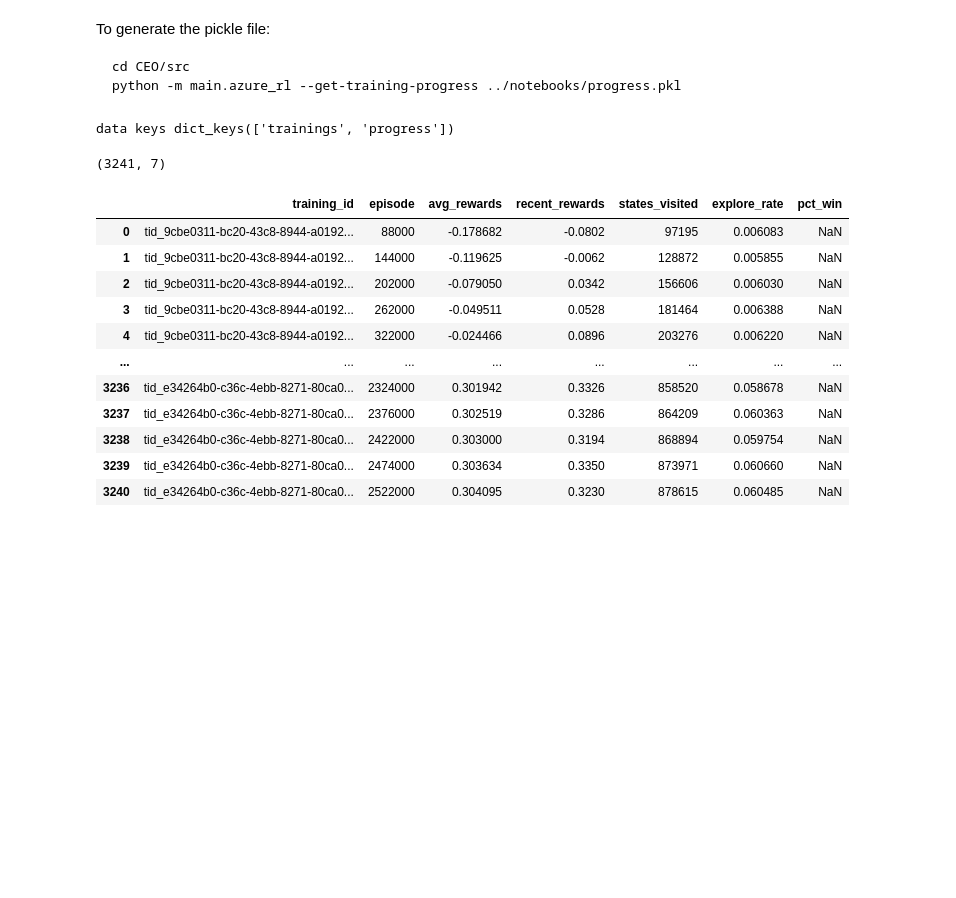
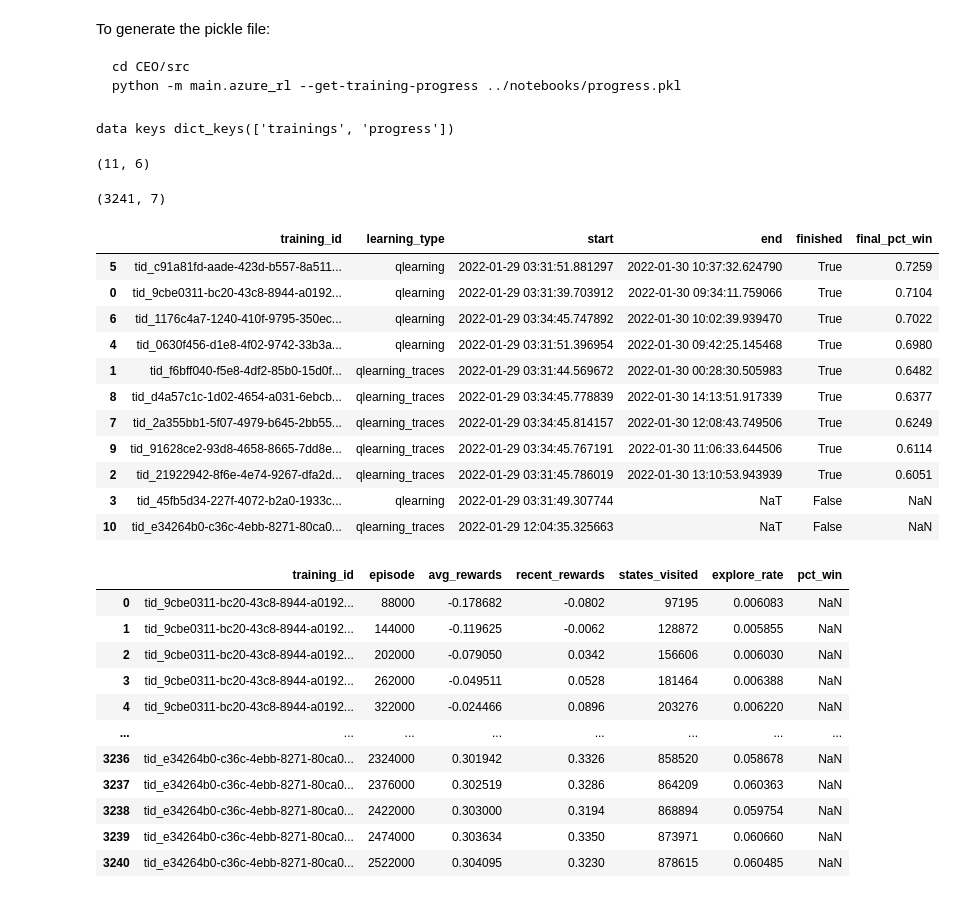
Before and after one commit to davidnorman314/CEO, a Jupyter notebook: notebooks/Progress.ipynb, the cells around one changed output. Drawn from its saved outputs; the diff is of its cells as text; code cells hidden in the pictures; blank space fills up the shorter version.

Commit message:
feat(rl): Add learning type to trainings dataframe.

```diff
--- a/notebooks/Progress.ipynb
+++ b/notebooks/Progress.ipynb
@@ -12,11 +12,29 @@ with open("progress.pkl", "rb") as f:
 
 print("data keys", data.keys())
 progress_df = data["progress"]
-# progress_df = progress_df.set_index(keys=["training_id", "episode"]).sort_index(axis=0, level=[0,1])
+trainings_df = data["trainings"]
+trainings_df.sort_values("final_pct_win", inplace=True, ascending=False)
+display(trainings_df.shape)
 display(progress_df.shape)
 # %% [output]
 data keys dict_keys(['trainings', 'progress'])
-(3241, 7)
+(11, 6)
+(3241, 7)
+# %%
+trainings_df
+# %% [output]
+|  | training_id | learning_type | start | end | finished | final_pct_win |
+| 5 | tid_c91a81fd-aade-423d-b557-8a511... | qlearning | 2022-01-29 03:31:51.881297 | 2022-01-30 10:37:32.624790 | True | 0.7259 |
+| 0 | tid_9cbe0311-bc20-43c8-8944-a0192... | qlearning | 2022-01-29 03:31:39.703912 | 2022-01-30 09:34:11.759066 | True | 0.7104 |
+| 6 | tid_1176c4a7-1240-410f-9795-350ec... | qlearning | 2022-01-29 03:34:45.747892 | 2022-01-30 10:02:39.939470 | True | 0.7022 |
+| 4 | tid_0630f456-d1e8-4f02-9742-33b3a... | qlearning | 2022-01-29 03:31:51.396954 | 2022-01-30 09:42:25.145468 | True | 0.6980 |
+| 1 | tid_f6bff040-f5e8-4df2-85b0-15d0f... | qlearning_traces | 2022-01-29 03:31:44.569672 | 2022-01-30 00:28:30.505983 | True | 0.6482 |
+| 8 | tid_d4a57c1c-1d02-4654-a031-6ebcb... | qlearning_traces | 2022-01-29 03:34:45.778839 | 2022-01-30 14:13:51.917339 | True | 0.6377 |
+| 7 | tid_2a355bb1-5f07-4979-b645-2bb55... | qlearning_traces | 2022-01-29 03:34:45.814157 | 2022-01-30 12:08:43.749506 | True | 0.6249 |
+| 9 | tid_91628ce2-93d8-4658-8665-7dd8e... | qlearning_traces | 2022-01-29 03:34:45.767191 | 2022-01-30 11:06:33.644506 | True | 0.6114 |
+| 2 | tid_21922942-8f6e-4e74-9267-dfa2d... | qlearning_traces | 2022-01-29 03:31:45.786019 | 2022-01-30 13:10:53.943939 | True | 0.6051 |
+| 3 | tid_45fb5d34-227f-4072-b2a0-1933c... | qlearning | 2022-01-29 03:31:49.307744 | NaT | False | NaN |
+| 10 | tid_e34264b0-c36c-4ebb-8271-80ca0... | qlearning_traces | 2022-01-29 12:04:35.325663 | NaT | False | NaN |
 # %%
 progress_df
 # %% [output]
```
Also changed, not shown: 1 other file.
